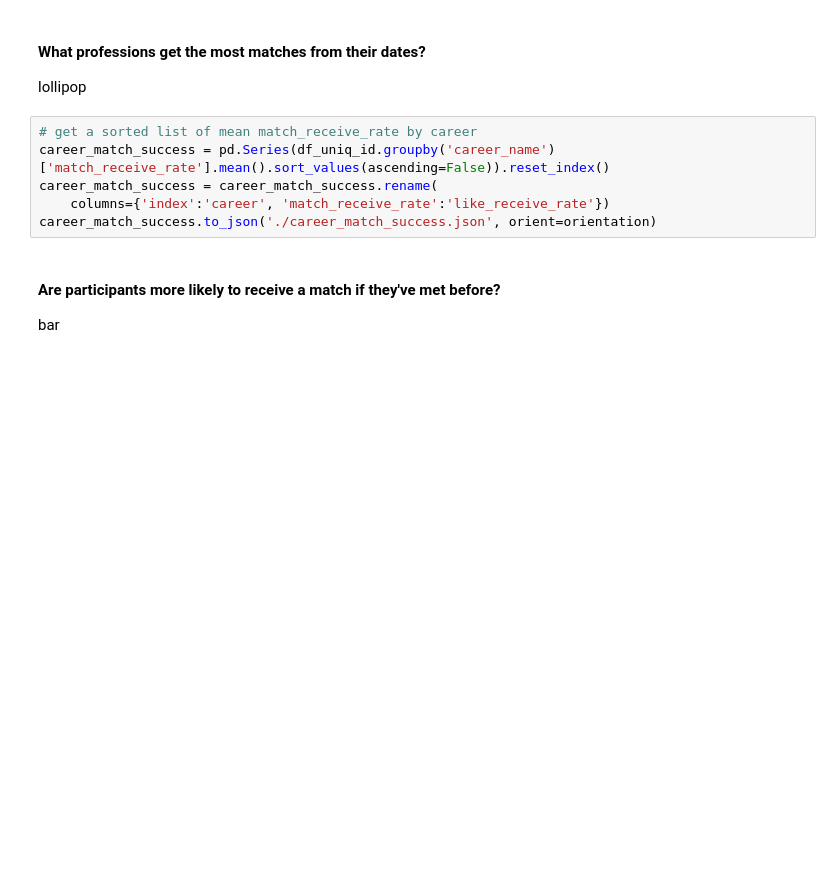
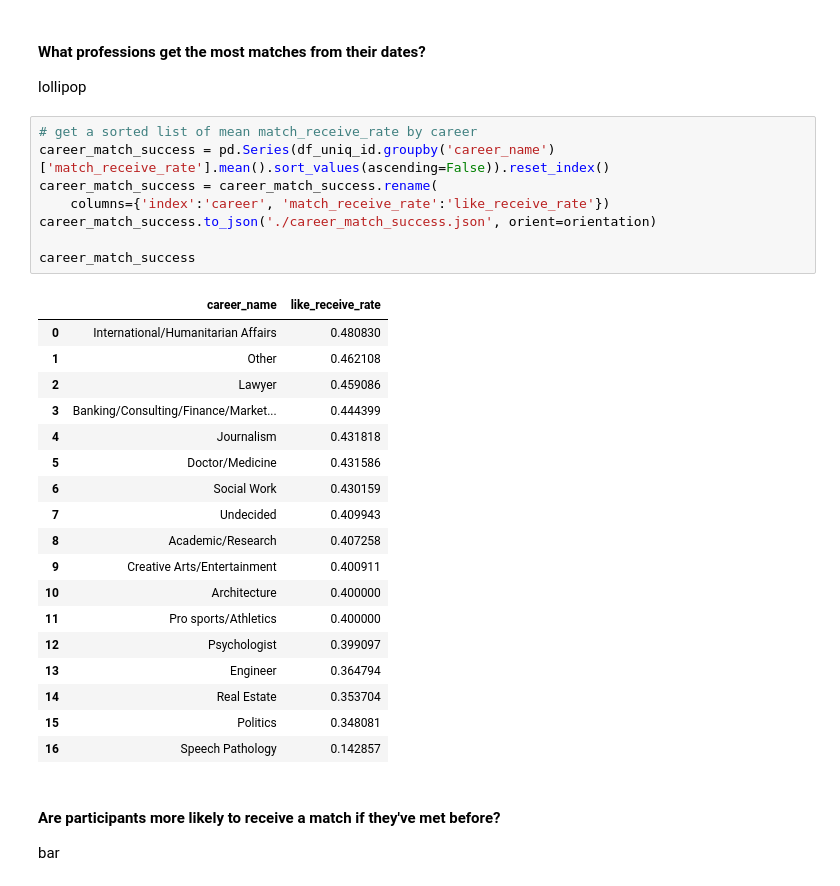
Before and after one commit to joshgreenberg8/code_pudding2, a Jupyter notebook: EDA.ipynb, the cells around one changed output. Saved outputs shown, nothing was run; the diff lists cells and outputs as text; blank space fills up the shorter version.

```diff
--- a/EDA.ipynb
+++ b/EDA.ipynb
@@ -564,9 +588,30 @@ lollipop
 # %%
 # get a sorted list of mean match_receive_rate by career
 career_match_success = pd.Series(df_uniq_id.groupby('career_name')['match_receive_rate'].mean().sort_values(ascending=False)).reset_index()
 career_match_success = career_match_success.rename(
     columns={'index':'career', 'match_receive_rate':'like_receive_rate'})
 career_match_success.to_json('./career_match_success.json', orient=orientation)
+
+career_match_success
+# %% [output]
+|  | career_name | like_receive_rate |
+| 0 | International/Humanitarian Affairs | 0.480830 |
+| 1 | Other | 0.462108 |
+| 2 | Lawyer | 0.459086 |
+| 3 | Banking/Consulting/Finance/Market... | 0.444399 |
+| 4 | Journalism | 0.431818 |
+| 5 | Doctor/Medicine | 0.431586 |
+| 6 | Social Work | 0.430159 |
+| 7 | Undecided | 0.409943 |
+| 8 | Academic/Research | 0.407258 |
+| 9 | Creative Arts/Entertainment | 0.400911 |
+| 10 | Architecture | 0.400000 |
+| 11 | Pro sports/Athletics | 0.400000 |
+| 12 | Psychologist | 0.399097 |
+| 13 | Engineer | 0.364794 |
+| 14 | Real Estate | 0.353704 |
+| 15 | Politics | 0.348081 |
+| 16 | Speech Pathology | 0.142857 |
 # %% [markdown]
 #### Are participants more likely to receive a match if they've met before?
 bar
```
Also changed, not shown: parts of 12 cells of this notebook.
